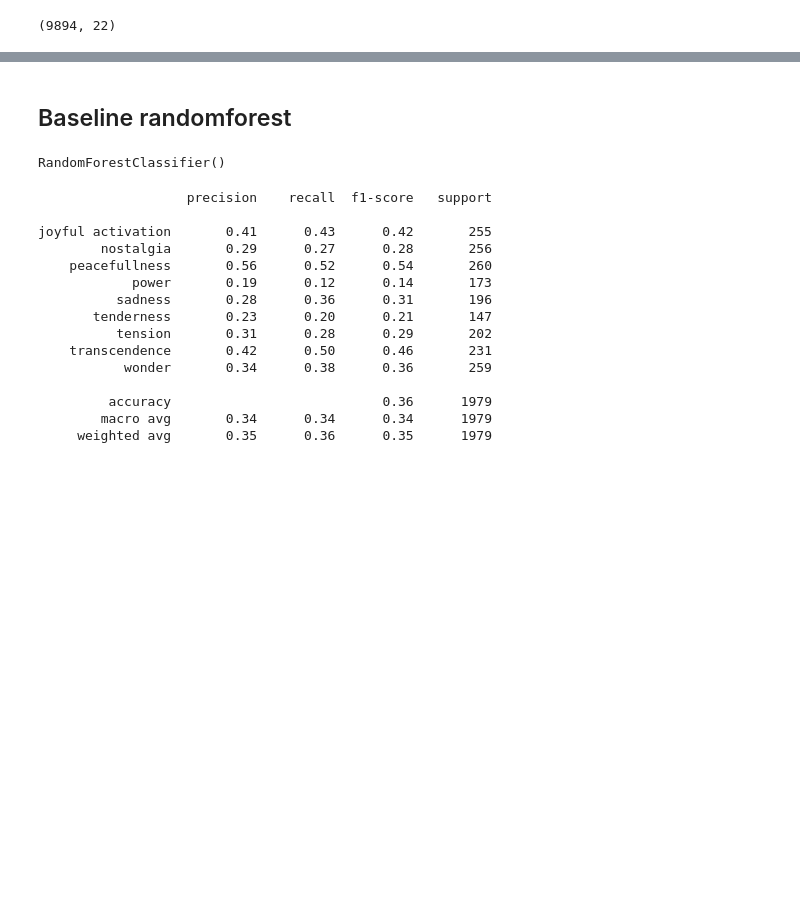
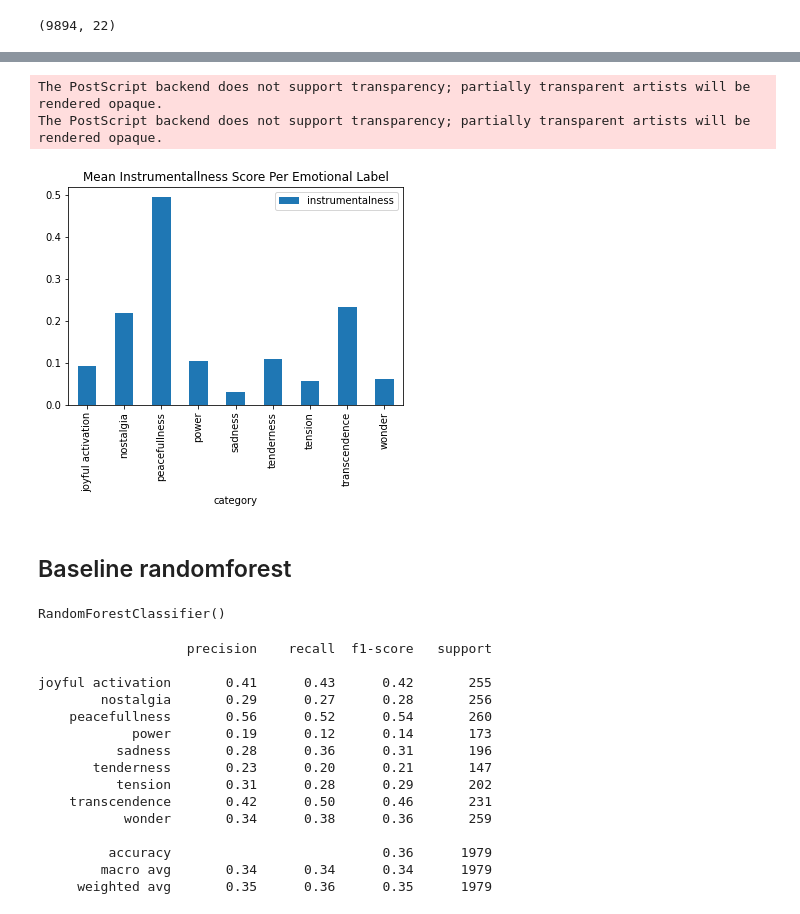
Before and after one commit to sulayman-ali/MusicMood, a Jupyter notebook: notebooks/EDA.ipynb, the cells around one changed output, grey strips where cells are left out. Saved outputs shown, nothing was run; the diff lists cells and outputs as text; code cells hidden in the pictures; blank space fills up the shorter version.

```diff
--- a/notebooks/EDA.ipynb
+++ b/notebooks/EDA.ipynb
@@ -57,3 +61,11 @@ TypeError: set_xticklabels() missing 1 required positional argument: 'labels'
+# %%
+ax = df.groupby("category").mean()["instrumentalness"].to_frame().plot(kind = "bar")
+title = ax.set_title("Mean Instrumentallness Score Per Emotional Label")
+plt.savefig('instrumentallness.eps',bbox_inches='tight')
+# %% [output]
+The PostScript backend does not support transparency; partially transparent artists will be rendered opaque.
+The PostScript backend does not support transparency; partially transparent artists will be rendered opaque.
+[figure, added]
 # %% [markdown]
 ## Baseline randomforest
 # %%
```
Also changed, not shown: parts of 5 cells of this notebook, 7 other files.
